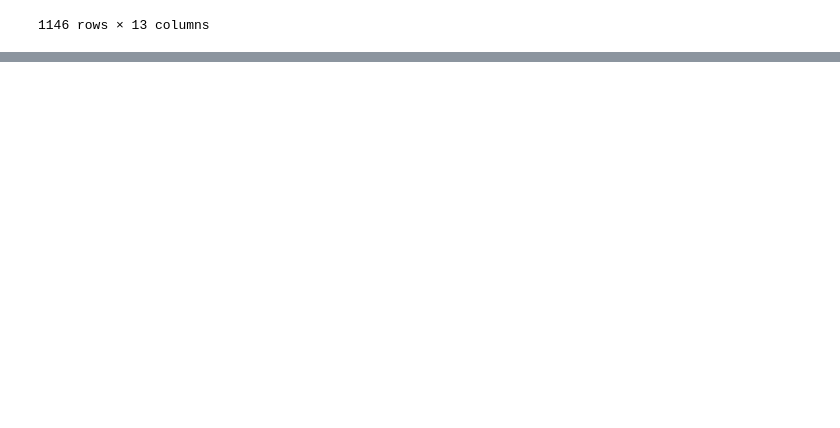
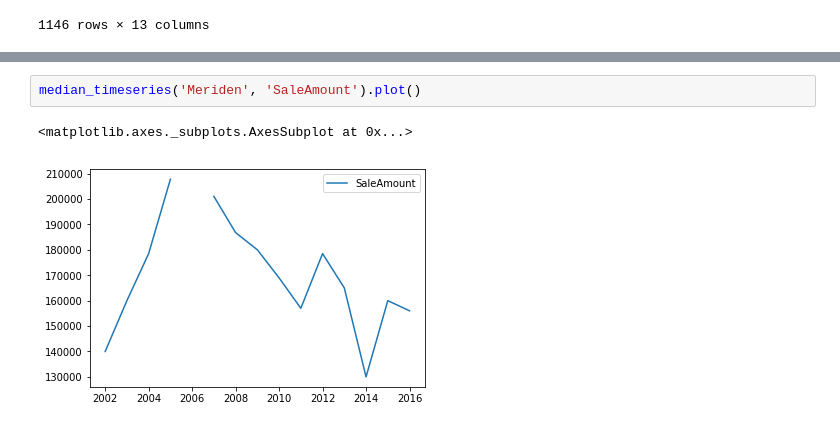
Before and after one commit to jamiekasulis/ct_real_estate_sales, a Jupyter notebook: Data Exploration.ipynb, the cells around one changed output, grey strips where cells are left out. Saved outputs shown, nothing was run; the diff lists cells and outputs as text; blank space fills up the shorter version.

```diff
--- a/Data Exploration.ipynb
+++ b/Data Exploration.ipynb
@@ -430,0 +599,5 @@ ansonia.sort_values('AssessedValue', ascending=False)
+# %%
+median_timeseries('Meriden', 'SaleAmount').plot()
+# %% [output]
+<matplotlib.axes._subplots.AxesSubplot at 0x...>
+[figure, added]
```
Also changed, not shown: parts of 20 cells of this notebook.
